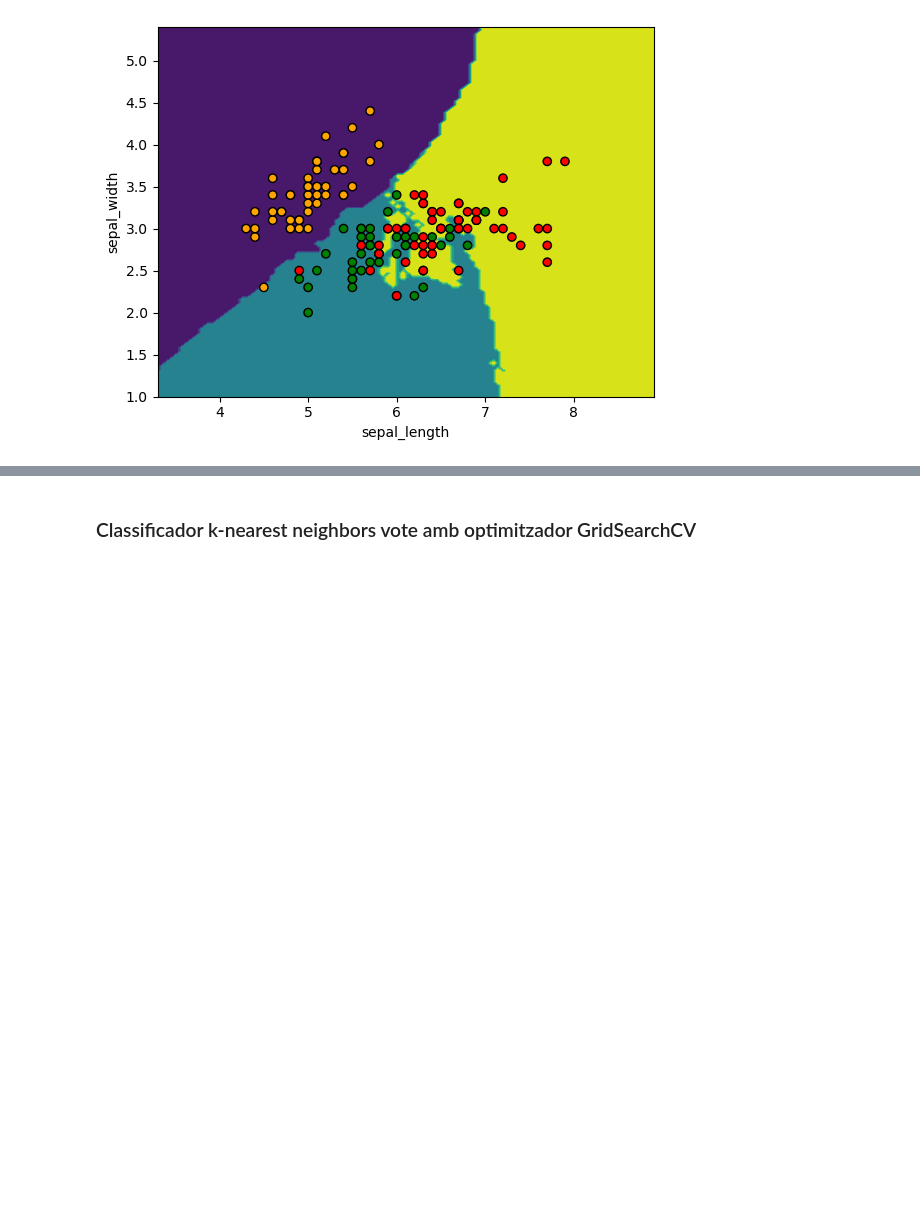
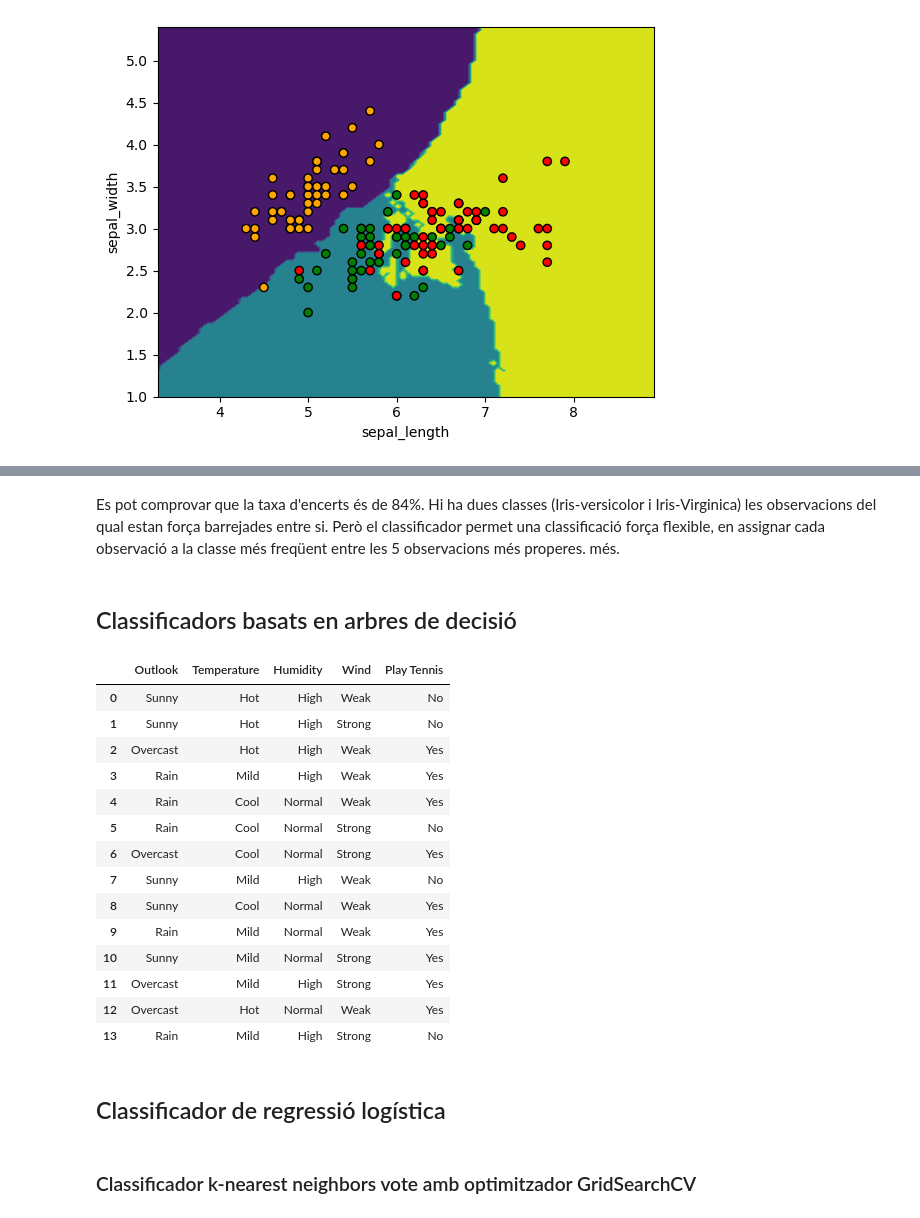
Before and after one commit to xxjcaxx/Disseny-i-avaluacio-de-models, a Jupyter notebook: apunts/documents/classificació.ipynb, the cells around one changed output, grey strips where cells are left out. Drawn from its saved outputs; the diff is of its cells as text; code cells hidden in the pictures; blank space fills up the shorter version.

Commit message:
inici classificacio arbres

```diff
--- a/apunts/documents/classificació.ipynb
+++ b/apunts/documents/classificació.ipynb
@@ -309,3 +325,37 @@ ocupa la siguiente sección.
+# %% [markdown]
+Es pot comprovar que la taxa d'encerts és de 84%. Hi ha dues classes (Iris-versicolor i Iris-Virginica)
+les observacions del qual estan força barrejades entre si. Però el classificador permet una classificació
+força flexible, en assignar cada observació a la classe més freqüent entre les 5 observacions més properes.
+més.
+# %% [markdown]
+## Classificadors basats en arbres de decisió
+# %%
+import pandas as pd
+import numpy as np
+from sklearn.model_selection import GridSearchCV
+from sklearn.neighbors import KNeighborsClassifier
+df = pd.read_csv(
+"https://gist.github.com/DiogoRibeiro7/c6590d0cf119e87c39e31c21a9c0f3a8/raw",
+)
+df
+# %% [output]
+|  | Outlook | Temperature | Humidity | Wind | Play Tennis |
+| 0 | Sunny | Hot | High | Weak | No |
+| 1 | Sunny | Hot | High | Strong | No |
+| 2 | Overcast | Hot | High | Weak | Yes |
+| 3 | Rain | Mild | High | Weak | Yes |
+| 4 | Rain | Cool | Normal | Weak | Yes |
+| 5 | Rain | Cool | Normal | Strong | No |
+| 6 | Overcast | Cool | Normal | Strong | Yes |
+| 7 | Sunny | Mild | High | Weak | No |
+| 8 | Sunny | Cool | Normal | Weak | Yes |
+| 9 | Rain | Mild | Normal | Weak | Yes |
+| 10 | Sunny | Mild | Normal | Strong | Yes |
+| 11 | Overcast | Mild | High | Strong | Yes |
+| 12 | Overcast | Hot | Normal | Weak | Yes |
+| 13 | Rain | Mild | High | Strong | No |
+# %% [markdown]
+## Classificador de regressió logística
 # %% [markdown]
 ### Classificador k-nearest neighbors vote amb optimitzador GridSearchCV
 # %%
```
Also changed, not shown: parts of 3 cells of this notebook, 8 other files.
